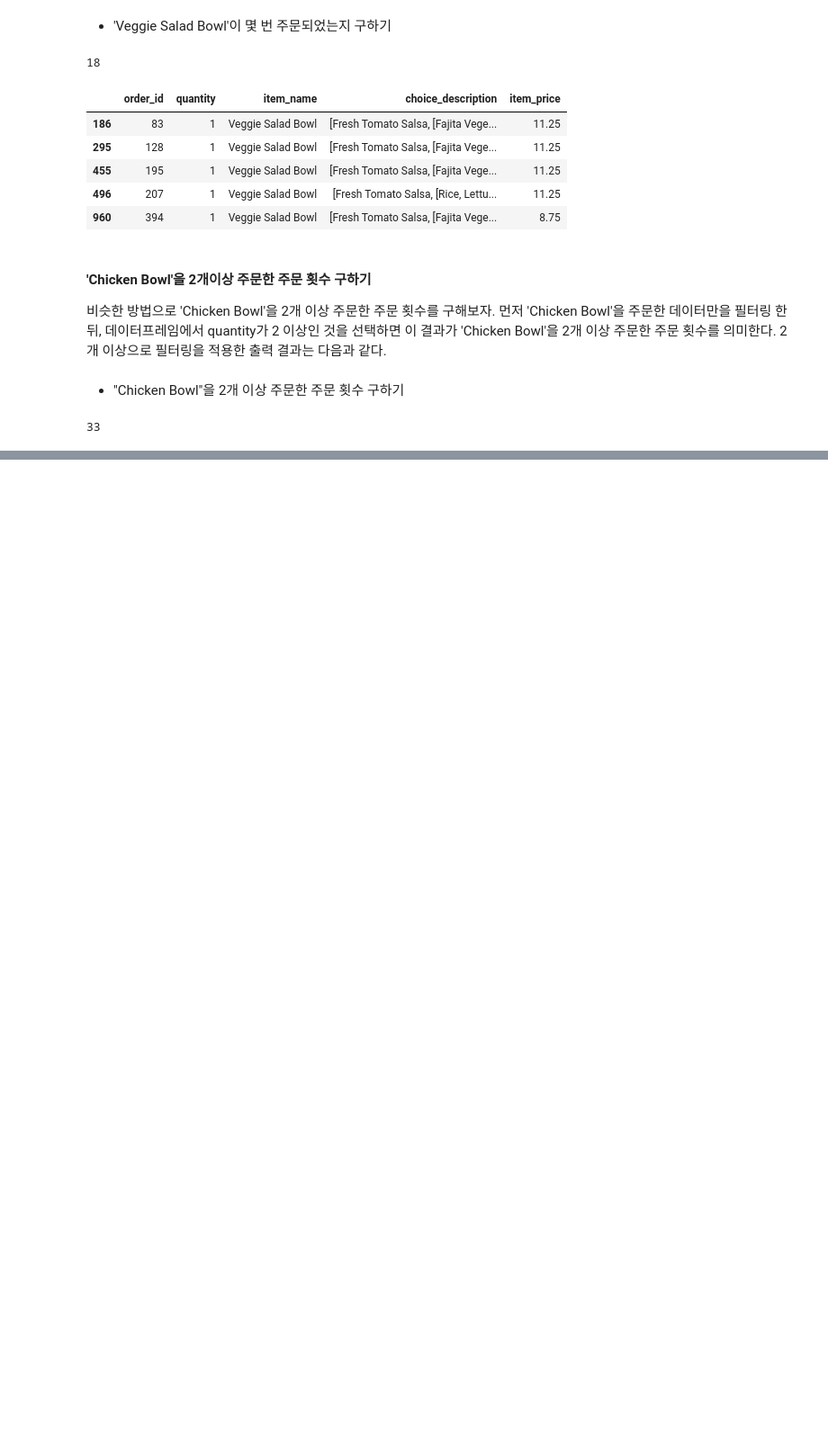
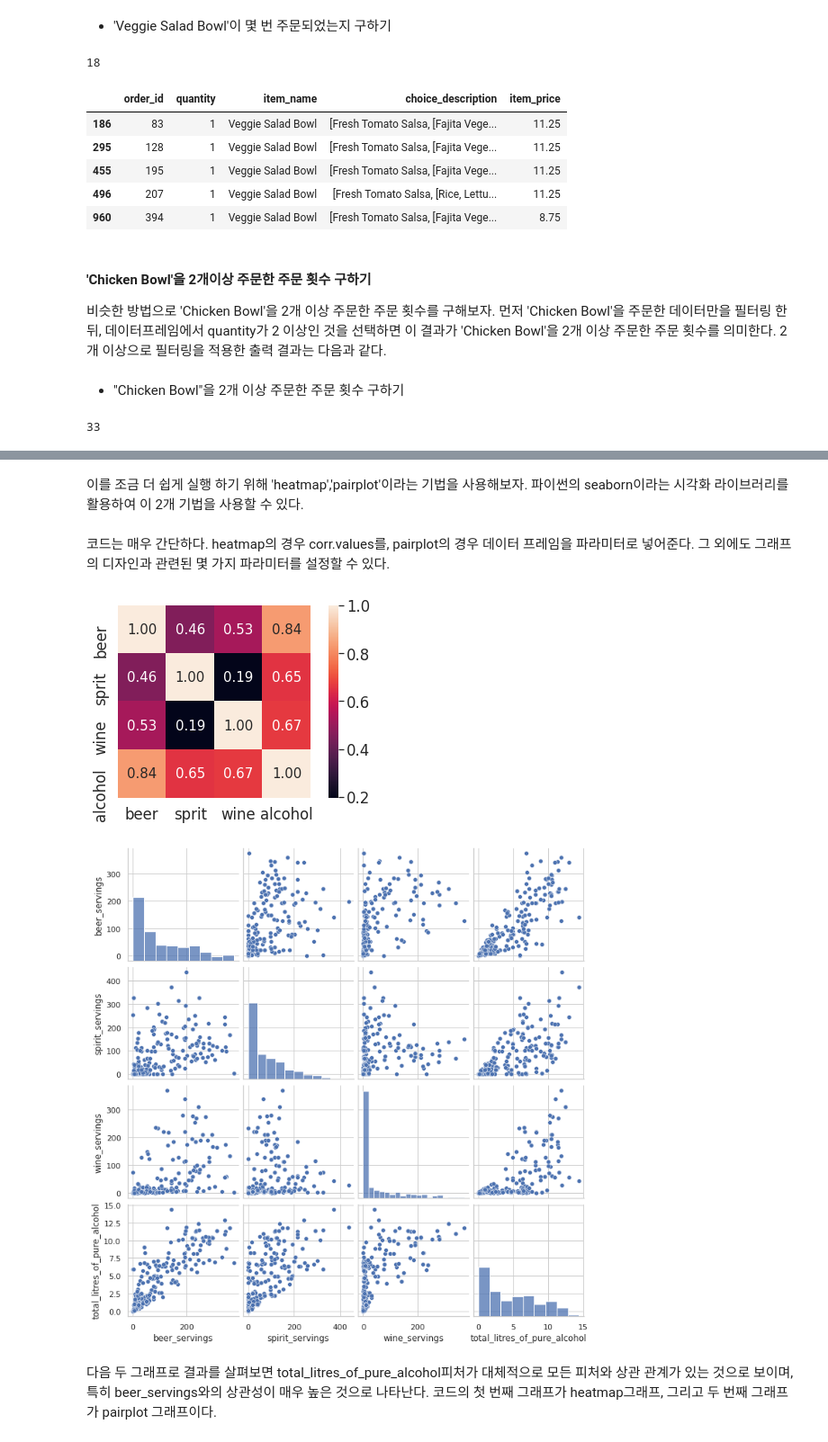
Before and after one commit to goldang01/python_data_analysis_study, a Jupyter notebook: Chapter 1.ipynb, the cells around one changed output, grey strips where cells are left out. Shown at 90% size. Cells and saved outputs as stored; diff of their text form; code cells hidden in the pictures; blank space fills up the shorter version.

```diff
--- a/Chapter 1.ipynb
+++ b/Chapter 1.ipynb
@@ -434,0 +453,11 @@ print(chipo_chicken_result.shape[0])
+# %%
+# -*- coding: utf-8 -8-
+
+import pandas as pd
+import numpy as np
+import matplotlib.pyplot as plt
+
+file_path = './data/drinks.csv'
+drinks = pd.read_csv(file_path) # read_csv() 함수로 데이터를 데이터 프레임 형태로 불러온다.
+print(drinks.info())
+drinks.head(10)
@@ -434,0 +526,5 @@ print(chipo_chicken_result.shape[0])
+# %%
+# 피처 간의 상관 계수 행렬을 구한다.
+cols = ['beer_servings', 'spirit_servings', 'wine_servings', 'total_litres_of_pure_alcohol']
+corr = drinks[cols].corr(method = 'pearson')
+print(corr)
@@ -434,0 +543,35 @@ print(chipo_chicken_result.shape[0])
+# %% [markdown]
+이를 조금 더 쉽게 실행 하기 위해 'heatmap','pairplot'이라는 기법을 사용해보자. 파이썬의 seaborn이라는 시각화 라이브러리를 활용하여 이 2개 기법을 사용할 수 있다.
+# %% [markdown]
+코드는 매우 간단하다. heatmap의 경우 corr.values를, pairplot의 경우 데이터 프레임을 파라미터로 넣어준다. 그 외에도 그래프의 디자인과 관련된 몇 가지 파라미터를 설정할 수 있다.
+# %%
+import seaborn as sns
+import matplotlib.pyplot as plt
+
+# corr 행렬 히트맵을 시각화한다.
+cols_view = ['beer', 'sprit', 'wine', 'alcohol'] # 그래프 출력을 위한 cols 이름을 축약한다.
+sns.set(font_scale = 1.5)
+hm = sns.heatmap(corr.values,
+                cbar=True,
+                annot=True,
+                square=True,
+                fmt='.2f',
+                annot_kws={'size':15},
+                yticklabels=cols_view,
+                xticklabels=cols_view)
+
+plt.tight_layout()
+plt.show()
+
+
+# 시각화 라이브러리를 이용한 피처 간의 산점도 그래프를 출력한다.
+sns.set(style = 'whitegrid', context='notebook')
+sns.pairplot(drinks[['beer_servings', 'spirit_servings',
+                    'wine_servings', 'total_litres_of_pure_alcohol']], height = 2.5)
+
+plt.show()
+# %% [output]
+[figure, added]
+[figure, added]
+# %% [markdown]
+다음 두 그래프로 결과를 살펴보면 total_litres_of_pure_alcohol피처가 대체적으로 모든 피처와 상관 관계가 있는 것으로 보이며, 특히 beer_servings와의 상관성이 매우 높은 것으로 나타난다. 코드의 첫 번째 그래프가 heatmap그래프, 그리고 두 번째 그래프가 pairplot 그래프이다.
```
Also changed, not shown: parts of 44 cells of this notebook.
